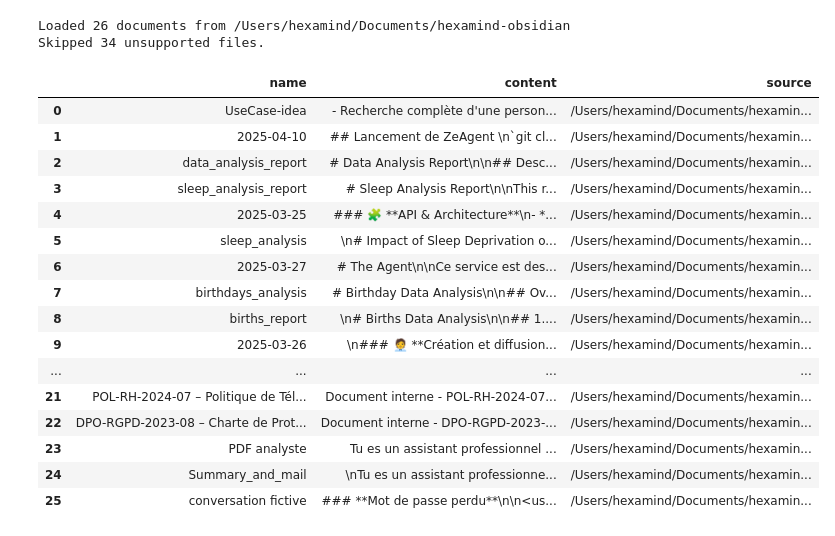
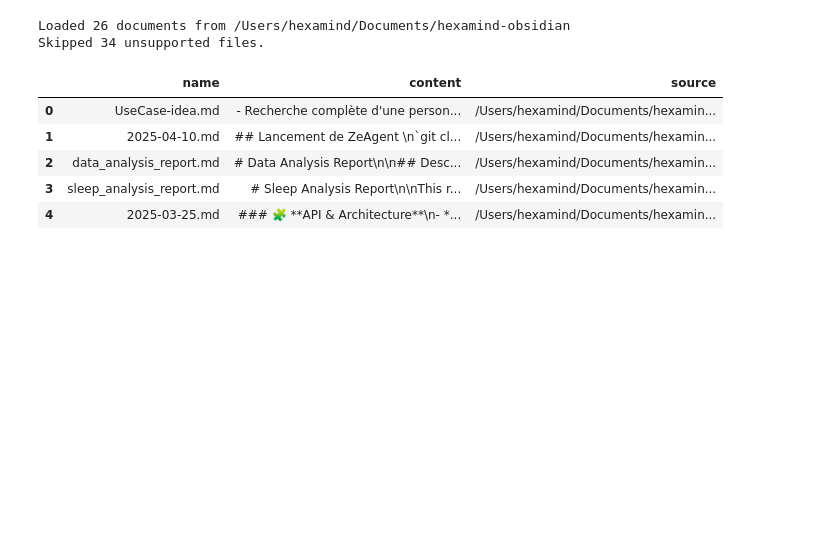
Before and after one commit to White-On/RAG_obsidian, a Jupyter notebook: dev.ipynb, the cells around one changed output. Saved outputs shown, nothing was run; the diff lists cells and outputs as text; code cells hidden in the pictures; blank space fills up the shorter version.

```diff
--- a/dev.ipynb
+++ b/dev.ipynb
@@ -80,22 +80,11 @@ Loaded 26 documents from /Users/hexamind/Documents/hexamind-obsidian
 Skipped 34 unsupported files.
 # %%
 df = pd.DataFrame(loaded_file)
-df
+df.head()
 # %% [output]
 |  | name | content | source |
-| 0 | UseCase-idea | - Recherche complète d'une person... | /Users/hexamind/Documents/hexamin... |
-| 1 | 2025-04-10 | ## Lancement de ZeAgent \n`git cl... | /Users/hexamind/Documents/hexamin... |
-| 2 | data_analysis_report | # Data Analysis Report\n\n## Desc... | /Users/hexamind/Documents/hexamin... |
-| 3 | sleep_analysis_report | # Sleep Analysis Report\n\nThis r... | /Users/hexamind/Documents/hexamin... |
-| 4 | 2025-03-25 | ### 🧩 **API & Architecture**\n- *... | /Users/hexamind/Documents/hexamin... |
-| 5 | sleep_analysis | \n# Impact of Sleep Deprivation o... | /Users/hexamind/Documents/hexamin... |
-| 6 | 2025-03-27 | # The Agent\n\nCe service est des... | /Users/hexamind/Documents/hexamin... |
-| 7 | birthdays_analysis | # Birthday Data Analysis\n\n## Ov... | /Users/hexamind/Documents/hexamin... |
-| 8 | births_report | \n# Births Data Analysis\n\n## 1.... | /Users/hexamind/Documents/hexamin... |
-| 9 | 2025-03-26 | \n### 🧑‍💼 **Création et diffusion... | /Users/hexamind/Documents/hexamin... |
-| ... | ... | ... | ... |
-| 21 | POL-RH-2024-07 – Politique de Tél... | Document interne - POL-RH-2024-07... | /Users/hexamind/Documents/hexamin... |
-| 22 | DPO-RGPD-2023-08 – Charte de Prot... | Document interne - DPO-RGPD-2023-... | /Users/hexamind/Documents/hexamin... |
-| 23 | PDF analyste | Tu es un assistant professionnel ... | /Users/hexamind/Documents/hexamin... |
-| 24 | Summary_and_mail | \nTu es un assistant professionne... | /Users/hexamind/Documents/hexamin... |
-| 25 | conversation fictive | ### **Mot de passe perdu**\n\n<us... | /Users/hexamind/Documents/hexamin... |
+| 0 | UseCase-idea.md | - Recherche complète d'une person... | /Users/hexamind/Documents/hexamin... |
+| 1 | 2025-04-10.md | ## Lancement de ZeAgent \n`git cl... | /Users/hexamind/Documents/hexamin... |
+| 2 | data_analysis_report.md | # Data Analysis Report\n\n## Desc... | /Users/hexamind/Documents/hexamin... |
+| 3 | sleep_analysis_report.md | # Sleep Analysis Report\n\nThis r... | /Users/hexamind/Documents/hexamin... |
+| 4 | 2025-03-25.md | ### 🧩 **API & Architecture**\n- *... | /Users/hexamind/Documents/hexamin... |
```
Also changed, not shown: parts of 4 cells of this notebook, 1 other file.
